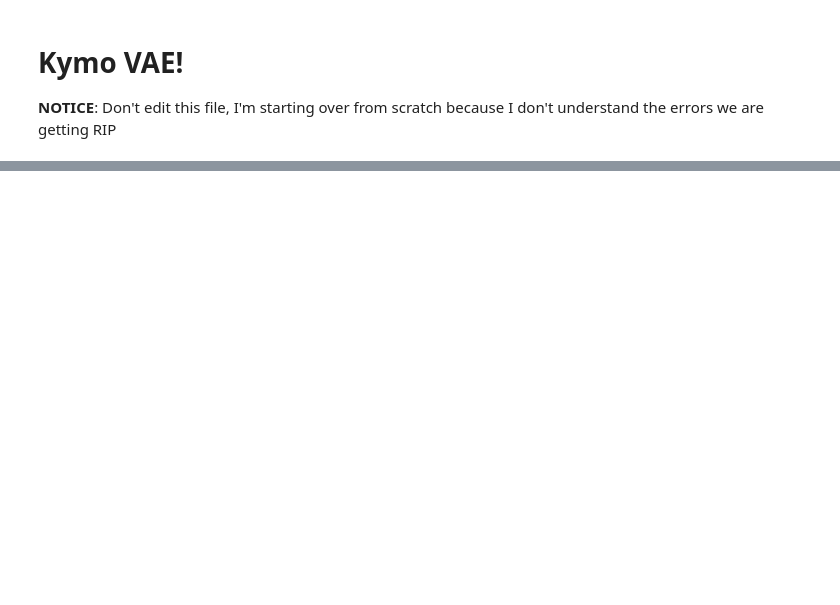
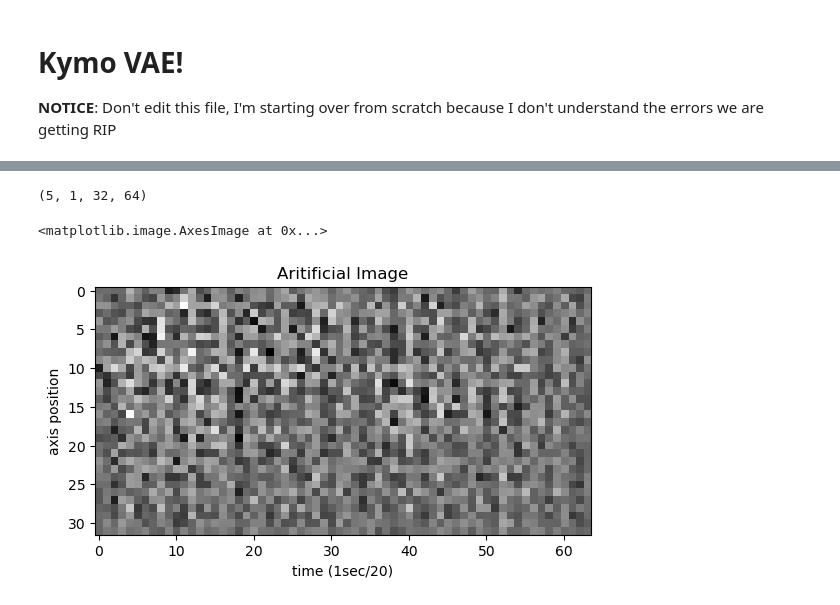
Before and after one commit to jstickelmaier/wonglab-capstone, a Jupyter notebook: DotsTorch/Misc/Aidan_VAE_test.ipynb, the cells around one changed output, grey strips where cells are left out. Drawn from its saved outputs; the diff is of its cells as text; code cells hidden in the pictures; blank space fills up the shorter version.

```diff
--- a/DotsTorch/Misc/Aidan_VAE_test.ipynb
+++ b/DotsTorch/Misc/Aidan_VAE_test.ipynb
@@ -89,14 +91,14 @@ class KymoVAE(BaseVAE):
             in_channels = h_dim
 
         self.encoder = nn.Sequential(*modules)
-        self.fc_mu = nn.Linear(hidden_dims[-1]*4, latent_dim)
-        self.fc_var = nn.Linear(hidden_dims[-1]*4, latent_dim)
+        self.fc_mu = nn.Linear(hidden_dims[-1]*8, latent_dim)
+        self.fc_var = nn.Linear(hidden_dims[-1]*8, latent_dim)
 
 
         # Build Decoder
         modules = []
 
-        self.decoder_input = nn.Linear(latent_dim, hidden_dims[-1] * 4)
+        self.decoder_input = nn.Linear(latent_dim, hidden_dims[-1] * 8)
 
         hidden_dims.reverse()
 
@@ -126,8 +128,10 @@ class KymoVAE(BaseVAE):
                                                output_padding=1),
                             nn.BatchNorm2d(hidden_dims[-1]),
                             nn.LeakyReLU(),
-                            nn.Conv2d(hidden_dims[-1], out_channels= 3,
+                            nn.Conv2d(hidden_dims[-1], out_channels= 1,
                                       kernel_size= 3, padding= 1),
+                            nn.LeakyReLU(),
+                            nn.Linear(hidden_dims[-1]*2, out_features=60),
                             nn.Tanh())
 
     def encode(self, input: torch.Tensor) -> list[torch.Tensor]:
@@ -155,7 +159,8 @@ class KymoVAE(BaseVAE):
         :return: (Tensor) [B x C x H x W]
         """
         result = self.decoder_input(z)
-        result = result.view(-1, 512, 2, 2)
+        # result = result.view(-1, 512, 2, 2)
+        result = result.view(-1, 256, 2, 4)
         result = self.decoder(result)
         result = self.final_layer(result)
         return result
@@ -312,0 +265,20 @@ print(f'Prediction after training: f(5) = {model(X_test).item():.3f}')
+# %%
+num_epochs = 1
+model = KymoVAE(in_channels = 1, latent_dim = 20, hidden_dims = [32, 64, 128, 256])
+
+for epoch in range(num_epochs):
+    for i, inputs in enumerate(dataloader):
+            print(inputs.size())
+            latent_kymos = model.encode(inputs)
+            reconstructed_kymos = model.decode(latent_kymos[0])
+
+result = reconstructed_kymos.detach().numpy()
+print(latent_kymos[0].size())
+print(np.shape(result))
+
+
+
+    # for i, inputs in enumerate(dataloader):
+    #     #forward, backward, update
+    #     if (i+1) % 5 == 0:
+    #         print(f'epoch {epoch+1}/{num_epochs}, step {i+1}/{n_iterations}, inputs {inputs.shape}') #summary for debugging
@@ -312,0 +303,17 @@ print(f'Prediction after training: f(5) = {model(X_test).item():.3f}')
+# %%
+for epoch in range(num_epochs):
+    for i, inputs in enumerate(dataloader):
+            gen_im = model.generate(inputs)
+
+result = gen_im.detach().numpy()
+np.shape(result)
+# %% [output]
+(5, 1, 32, 64)
+# %%
+plt.title('Aritificial Image')
+plt.xlabel('time (1sec/20)')
+plt.ylabel('axis position')
+plt.imshow(result[0,0,:,:], cmap='gray', interpolation='nearest')
+# %% [output]
+<matplotlib.image.AxesImage at 0x...>
+[figure, added]
```
Also changed, not shown: parts of 6 cells of this notebook.
